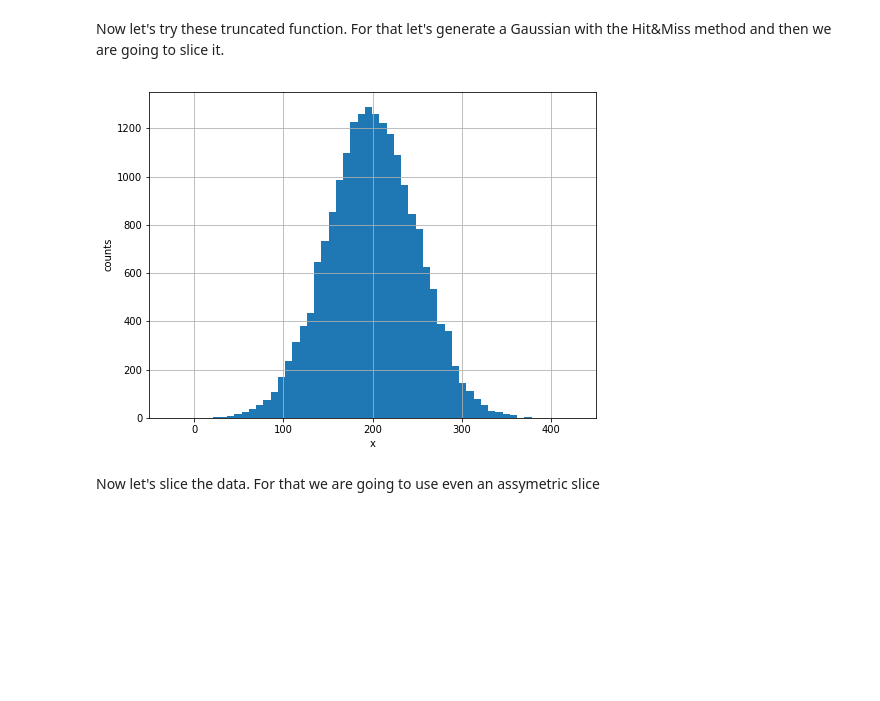
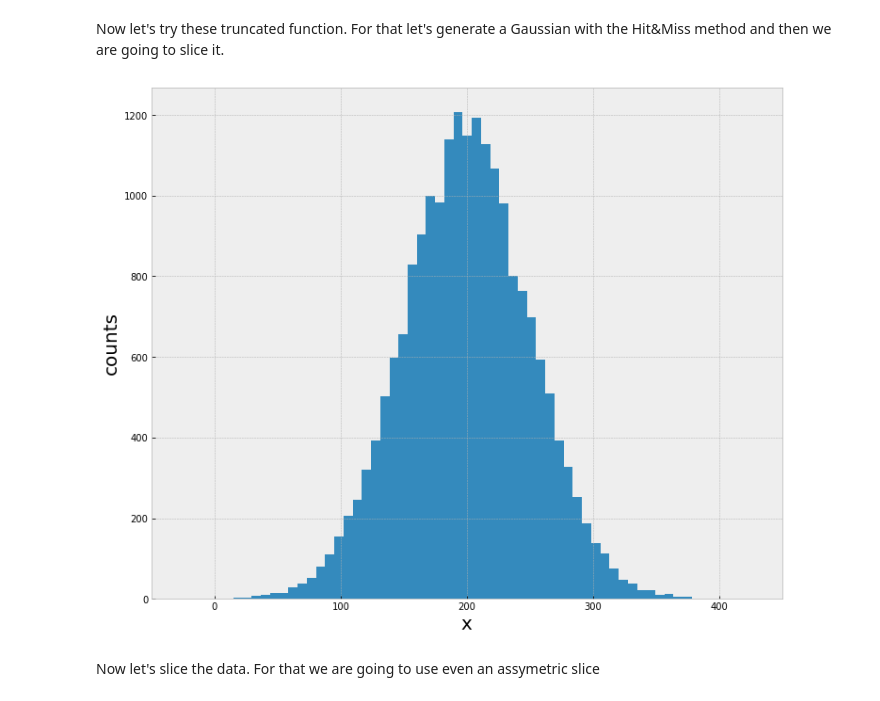
Before and after one commit to zemrude/PHYS-F-311, a Jupyter notebook: Fitting-Truncated-Data.ipynb, the cells around one changed output. Saved outputs shown, nothing was run; the diff lists cells and outputs as text; code cells hidden in the pictures; blank space fills up the shorter version.

Commit message:
Updated for python3

```diff
--- a/Fitting-Truncated-Data.ipynb
+++ b/Fitting-Truncated-Data.ipynb
@@ -4,7 +4,12 @@ import numpy as np
 import scipy as sp
 from scipy import special
 import matplotlib.pylab as plt
-from __future__ import print_function, division # bring the print function and division of Python3 to 2.7
+
+from IPython.display import Markdown
+plt.style.use('bmh')
+plt.rcParams.update({'axes.labelsize': 20})
+plt.rcParams.update({'legend.fontsize': 20})
+plt.rcParams["figure.figsize"] = (12,10)
 # %% [markdown]
 In the lab, we will have to probably truncate the data. Perhaps there are regions where the background is important, and we want to avoid it, or perhaps the feature we want to fit, like the guassian of the first photoelectron peak, is limited to a region. Slicing the data is very simple however limiting the fitting limits of a distribution forces a change in the normalization. The general formulation of a truncated distribution $f(x| \alpha < x < \beta)$ that comes from a distribution $f(x)$ if given by the following expresion:
 # %% [markdown]
@@ -12,15 +17,8 @@ $$f(x| \alpha < x < \beta) = \frac{f(x)}{F(\beta)-F(\alpha)}$$
 # %% [markdown]
 Where $F(x)$ is the cummulative distribution of the density distribution $f(x)$. For an exponential, this formula can be calculated easily as there is an analytical solution. For the case of the normal distrubution, however, the cumulative is based on the error function.
 # %%
-def exp_decay(x, A, t, y0):
-    return A/t * np.exp(-x / t) + y0
-
-def trun_exp(x, A, tau, y0, tmin, tmax):
-    return A *1./tau* 1./( (1 - np.exp(-tmax/tau)) - (1 - np.exp(-tmin/tau))) *  np.exp(-x / tau)
-
-
-def gauss(x, mu, sigma, N):
-    return N / np.sqrt(2*np.pi)/sigma * np.exp(-0.5*(x - mu)**2/sigma**2)
+def gauss(x, mu, sigma, norm):
+    return norm / np.sqrt(2*np.pi)/sigma * np.exp(-0.5*(x - mu)**2/sigma**2)
 # %% [markdown]
 Let's calculate the cummulative distribution of a gaussian by making use of the erf function in scipy.
 # %%
@@ -42,21 +32,30 @@ mc_events = 10000000
+# %%
+from argparse import Namespace
+
+truth = Namespace(mu = 200, sigma = 50, norm = 1)
+
+
+xmin = truth.mu - 5 * truth.sigma
+xmax = truth.mu + 5 * truth.sigma
+mc_events = 10000000
 # %%
 rnd1 = np.random.rand(mc_events)
 rnd2 = np.random.rand(mc_events)
-y = N*rnd1
+y = truth.norm * rnd1
 x = xmin + (xmax - xmin)*rnd2
-yprime = gauss(x, mu_mc, sigma_mc, N)
+yprime = gauss(x, **vars(truth))
 
-data = x[np.where(y < yprime)]
+mask = (y < yprime)
+data = x[mask]
 # %%
-fig, ax = plt.subplots(figsize=(8,6))
-plt.grid()
-hist, binsedges, patches = ax.hist(data,bins = 50, normed=False)
+fig, ax = plt.subplots()
+hist, binsedges, patches = ax.hist(data,bins = 50, density=False)
 ax.set_xlabel("x")
 ax.set_ylabel("counts")
 ax.set_xlim(xmin, xmax)
 plt.show()
 # %% [output]
-[figure, old version]
+[figure, new version]
 # %% [markdown]
 Now let's slice the data. For that we are going to use even an assymetric slice
 # %%
```
Also changed, not shown: parts of 7 cells of this notebook, 1 other file.
